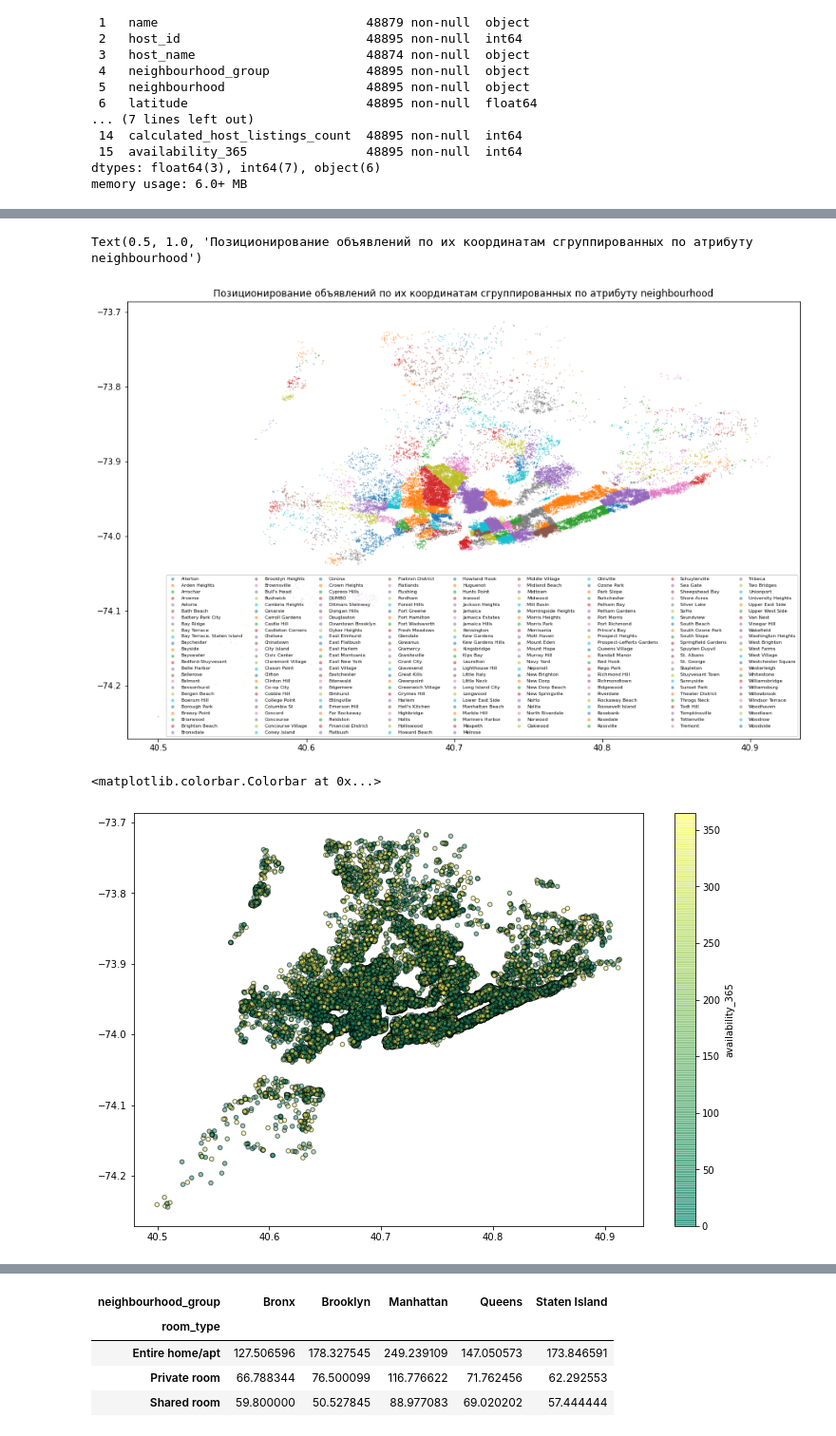
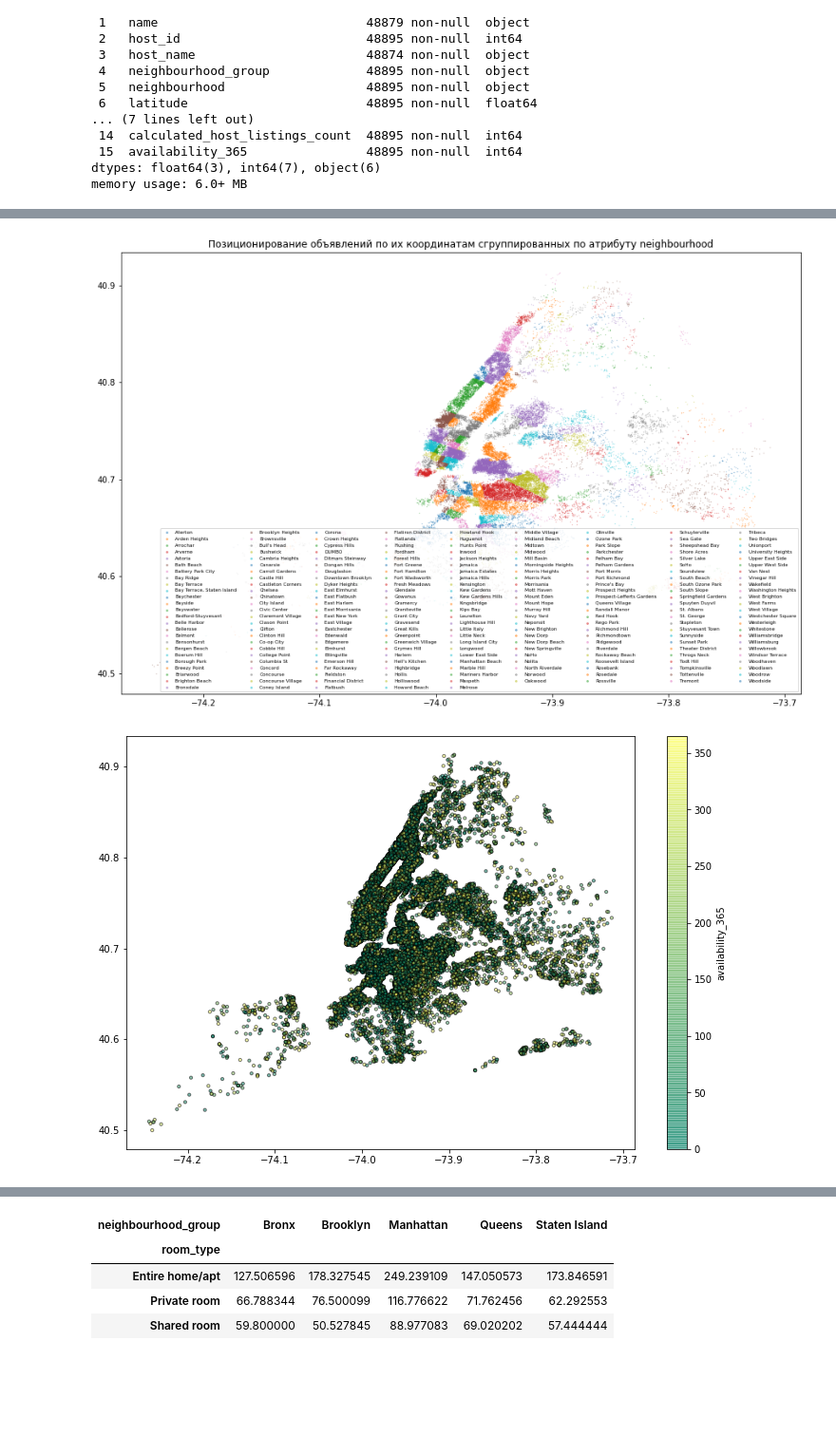
Before and after one commit to Pro100v/SkillBox-DataScience, a Jupyter notebook: Matplotlib/14-3 hw.ipynb, the cells around one changed output, grey strips where cells are left out. Shown at 95% size. Saved outputs shown, nothing was run; the diff lists cells and outputs as text; code cells hidden in the pictures; blank space fills up the shorter version.

```diff
--- a/Matplotlib/14-3 hw.ipynb
+++ b/Matplotlib/14-3 hw.ipynb
@@ -38,19 +38,19 @@ df.sample(frac=0.25).head()
 # %%
 plt.figure(figsize=(15, 10))
 for name, group in df.groupby(['neighbourhood']):
-    plt.scatter(group['latitude'], group['longitude'], s=0.25, label=name, alpha=0.45)
+    plt.scatter(group['longitude'], group['latitude'], s=0.1, label=name, alpha=0.45)
 
 plt.legend(markerscale=6, ncol=9, fontsize='xx-small')
 plt.title('Позиционирование объявлений по их координатам сгруппированных по атрибуту neighbourhood')
+plt.show()
 # %% [output]
-Text(0.5, 1.0, 'Позиционирование объявлений по их координатам сгруппированных по атрибуту neighbourhood')
-[figure, old version]
+[figure, new version]
 # %%
 # tst_df = df[(df['availability_365'] < 100)]
 tst_df = df
 plt.figure(figsize=(12, 8))
-plt.scatter(tst_df['latitude'], tst_df['longitude'], c=tst_df['availability_365'], s=20, label=name, alpha=0.5, cmap='summer', edgecolor='black')
+plt.scatter(tst_df['longitude'], tst_df['latitude'], c=tst_df['availability_365'], s=10, label=name, alpha=0.5, cmap='summer', edgecolor='black')
 plt.colorbar(label='availability_365')
+plt.show()
 # %% [output]
-<matplotlib.colorbar.Colorbar at 0x...>
-[figure, old version]
+[figure, new version]
```
Also changed, not shown: parts of 4 cells of this notebook.
